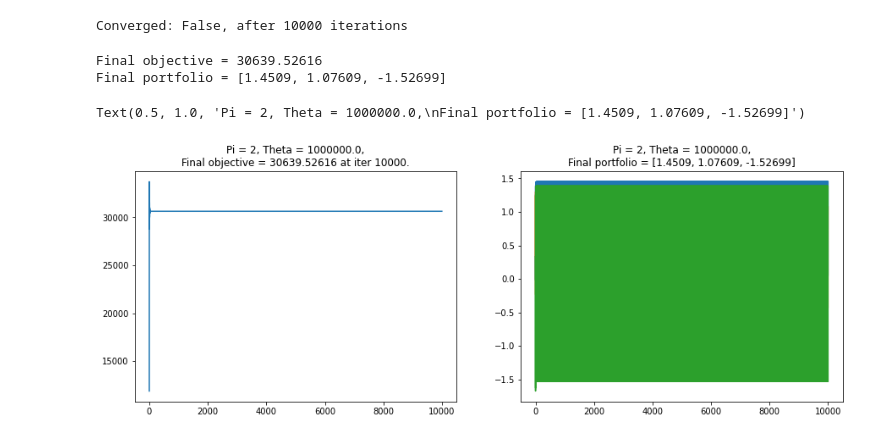
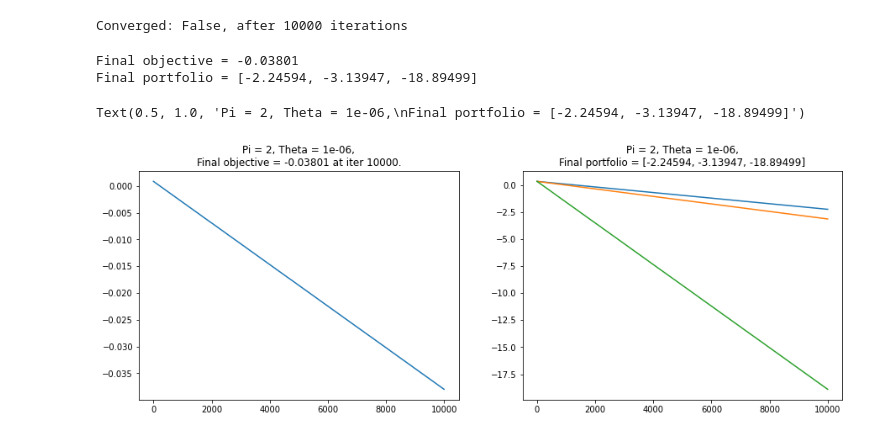
Before and after one commit to rl3279/2023_ieor4500, a Jupyter notebook: generalized_markowitz/hw2_20231026.ipynb, the cells around one changed output. Drawn from its saved outputs; the diff is of its cells as text; code cells hidden in the pictures.

```diff
--- a/generalized_markowitz/hw2_20231022.ipynb
+++ b/generalized_markowitz/hw2_20231026.ipynb
@@ -25,14 +25,12 @@ def evalfunc(portfolio: np.ndarray, ret: np.ndarray, pi: float, theta: float) ->
     # compute mean returns first. ret_mu shape should be (3,)
     ret_mu = ret.mean(axis=0)
 
-    portfolio = np.append(portfolio, [1-portfolio.sum()])
-
     # first part
     drift = -ret_mu.dot(portfolio)
 
     # second part
     # weighed deviation from mean (part within []^pi)
-    deviation = np.abs((ret - ret_mu).dot(portfolio))
+    deviation = (ret - ret_mu).dot(portfolio)
     risk = theta * (
         (deviation**pi).mean()
     )**(1/pi)
@@ -366,7 +371,7 @@ def benchmark(ret_test: np.ndarray, price_test: np.ndarray, x: np.ndarray):
     return shares, portfolio_return
 # %%
 ret = ret_train.values
-pi = 2; theta = 1e6; portfolio = np.array([1/3, 1/3])
+pi = 2; theta = 1e-6; portfolio = np.array([1/3, 1/3, 1/3])
 max_iter = 10000
 m = len(portfolio)
 x_history = np.zeros((max_iter, m))
@@ -386,24 +391,23 @@ Converged: False, after 10000 iterations
 # %%
 import matplotlib.pyplot as plt
 
 fig, ax = plt.subplots(1,2, figsize= (15, 5))
 
 ax[0].plot(f_history[:it])
-portfolio_history = np.hstack([x_history, (1 - x_history.sum(axis = 1)).reshape(-1, 1)])
-ax[1].plot(portfolio_history[:it])
+ax[1].plot(x_history[:it])
 
 final_objective = round(f_history[it-1],5)
-final_portfolio = [round(p,5) for p in portfolio_history[it-1]]
+final_portfolio = [round(p,5) for p in x_history[it-1]]
 print(f"Final objective = {final_objective}")
 print(f"Final portfolio = {final_portfolio}")
 
 ax[0].set_title(f"Pi = {pi}, Theta = {theta},\nFinal objective = {final_objective} at iter {it}.")
 ax[1].set_title(f"Pi = {pi}, Theta = {theta},\nFinal portfolio = {final_portfolio}")
 # %% [output]
-Final objective = 30639.52616
-Final portfolio = [1.4509, 1.07609, -1.52699]
+Final objective = -0.03801
+Final portfolio = [-2.24594, -3.13947, -18.89499]
-Text(0.5, 1.0, 'Pi = 2, Theta = 1000000.0,\nFinal portfolio = [1.4509, 1.07609, -1.52699]')
+Text(0.5, 1.0, 'Pi = 2, Theta = 1e-06,\nFinal portfolio = [-2.24594, -3.13947, -18.89499]')
-[figure, old version]
+[figure, new version]
 # %%
 benchmark(ret_test, price_test, np.array(final_portfolio))
 # %% [output]
```
Also changed, not shown: parts of 6 cells of this notebook.
